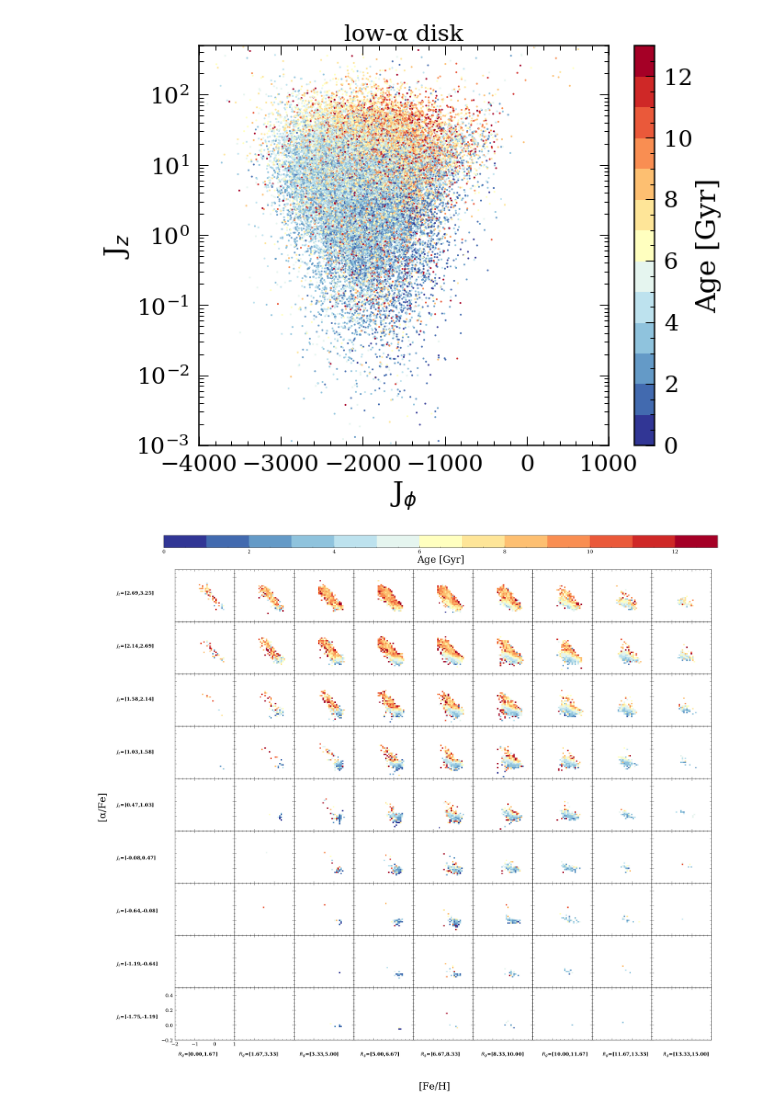
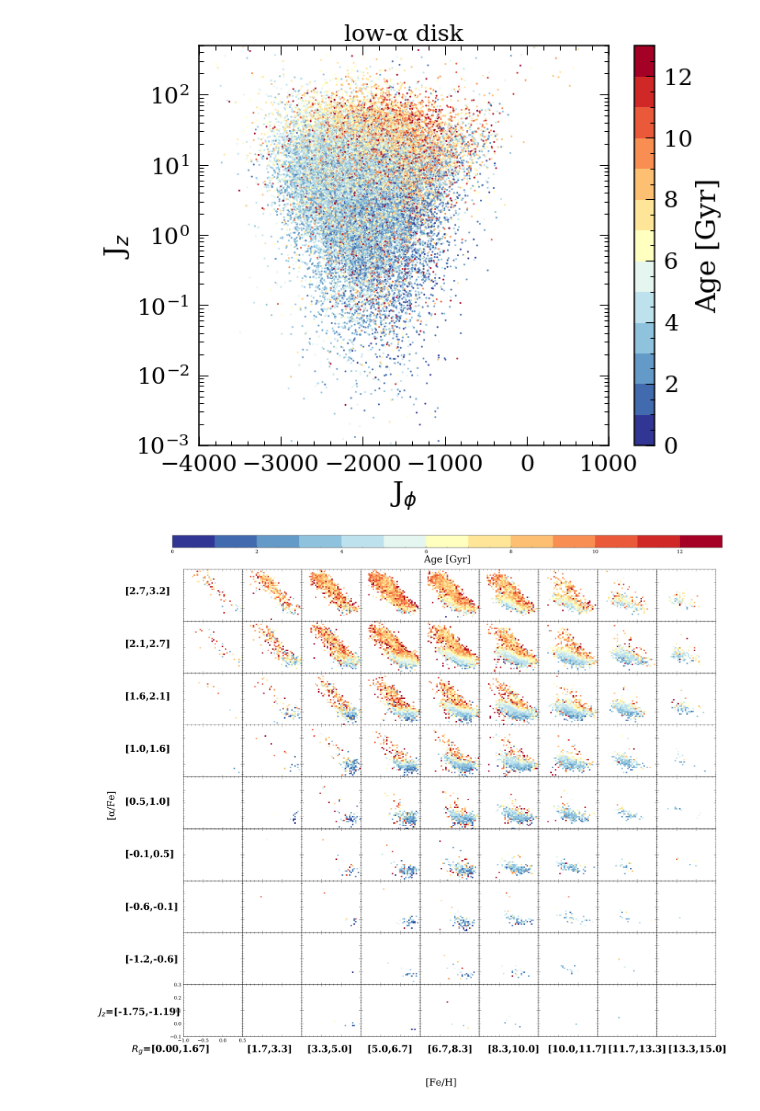
Before and after one commit to lyx12311/HighAlpha, a Jupyter notebook: Dynamics/AddingDynamics.ipynb, the cells around one changed output. Drawn from its saved outputs; the diff is of its cells as text; code cells hidden in the pictures.

```diff
--- a/Dynamics/AddingDynamics.ipynb
+++ b/Dynamics/AddingDynamics.ipynb
@@ -54,3 +54,20 @@ GC=readfits('APOGEE-globclust.fits')
 # %%
 cmage_OC=pd.merge(OC,cmage,left_on='APOGEE_ID',right_on='APOGEE_ID',how='inner')
 cmage_GC=pd.merge(GC,cmage,left_on='APOGEE_ID',right_on='APOGEE_ID',how='inner')
+# %%
+clusters=list(cmage_OC['CLUSTER'].unique())
+cluster_logage=[7.03,6.93,np.nan,7.12,7.64,7.35,7.11,7.816,10.08,9.49,9.025,9.313,8.85,8.60,
+               9.11,9.09,8.80,7.81,8.70,9.40,np.nan,9.409,np.nan,7.050,6.71,np.nan,8.36,np.nan,
+               8.125,9.20,np.nan,9.40,np.nan,np.nan,np.nan,np.nan,np.nan, np.nan, np.nan, np.nan,
+               np.nan,np.nan, np.nan,np.nan, np.nan, np.nan, np.nan,8.70, 8.640, 7.641, 7.037, 9.78, 9.0,
+               8.8, 8.618, np.nan, np.nan, 7.854,8.704, 8.131, 8.371, 9.90, 8.40,8.465, 9.20, 8.66, 9.632,
+                8.567,8.463, 7.08, 8.74, 7.727, 9.50,9.653, 6.954, 8.90, 8.60, 8.630, 8.85, 9.048, 8.99,
+                np.nan, np.nan,8.302, 9.643, 8.799, 9.174, 8.576, 8.35, 8.465, 9.050,  9.235, 8.24,np.nan,
+                9.85, 7.11, np.nan, np.nan,7.83, 9.61]
+dicts=dict(zip(clusters, cluster_logage))
+
+ages=np.zeros(len(cmage_OC))
+
+for i in range(len(cmage_OC['CLUSTER'])):
+    ages[i]=10**dicts[cmage_OC['CLUSTER'].values[i]]
+cmage_OC['CLUSTER_AGE']=ages
@@ -180,7 +227,7 @@ alpha=np.linspace(2,-3,10)
 
 #plt.figure(figsize=(len(Febin)*10-10,len(alpha)*10-10))
 
-x1,x2,y1,y2 =-2,1,-0.2,0.5
+x1,x2,y1,y2 =-1,0.5,-0.1,0.3
 lims = [x1,x2,y1,y2]
 lims = np.array(lims)
 binnum = 40
@@ -211,39 +258,46 @@ for i in range(len(alpha)-1):
 
         cmap1 = plt.cm.get_cmap('RdYlBu_r',13)
         cmap1.set_bad('white',1.)
 
         x1m,x2m,y1m,y2m = lims[0], lims[1], lims[2], lims[3]
 
         im=axarr[i,j].imshow(image.T, interpolation="nearest" ,aspect = 'auto',origin = 'lower',
                    extent = (x1m,x2m, y1m,y2m),cmap=cmap1, vmin=0,vmax=13)
 
         count=count+1
         if i!=len(alpha)-2 or j!=0:
             axarr[i,j].set_yticklabels([])
             axarr[i,j].set_xticklabels([])
 
         plt.xlim(x1m,x2m)
         plt.ylim(y1m,y2m)
 
 cb_ax = fig.add_axes([0.109, 0.915, 0.8, 0.02])
 cbar = fig.colorbar(im, cax=cb_ax,orientation = 'horizontal')
 car = cbar.set_label('Age [Gyr]',fontsize = 50,labelpad = 5)
 
 
 fig.text(0.02, 0.5, '[α/Fe]', ha='center', va='center', rotation='vertical',fontsize=50)
 fig.text(0.5, 0.05, '[Fe/H]', ha='center', va='center', rotation='horizontal',fontsize=50)
 
-for i in range(10-1):
-    fig.text(0.04, 0.16+0.085*i, '$J_z$=[%.2f,%.2f]'%(0.3-alpha[i]-0.05,0.3-alpha[i+1]-0.05), rotation='horizontal',
-             fontsize=25, fontweight='bold')
-    fig.text(0.13+0.0875*i, 0.1, '$R_g$=[%.2f,%.2f]'%(Febin[i],Febin[i+1]), rotation='horizontal',
-             fontsize=25, fontweight='bold')
+i=0
+fig.text(0, 0.16+0.085*i, '$J_z$=[%.2f,%.2f]'%(0.3-alpha[i]-0.05,0.3-alpha[i+1]-0.05), rotation='horizontal',
+             fontsize=50, fontweight='bold')
+fig.text(0.05, 0.1, '$R_g$=[%.2f,%.2f]'%(Febin[i],Febin[i+1]), rotation='horizontal',
+             fontsize=50, fontweight='bold')
+
+
+for i in range(1,10-1):
+    fig.text(0.04, 0.16+0.085*i, '[%.1f,%.1f]'%(0.3-alpha[i]-0.05,0.3-alpha[i+1]-0.05), rotation='horizontal',
+             fontsize=50, fontweight='bold')
+    fig.text(0.13+0.0875*i, 0.1, '[%.1f,%.1f]'%(Febin[i],Febin[i+1]), rotation='horizontal',
+             fontsize=50, fontweight='bold')
 
 
 
 plt.savefig('Jz_Rgplot.png')
 # %% [output]
-[figure, old version]
+[figure, new version]
 # %%
 from scipy.ndimage import gaussian_filter
 
```
Also changed, not shown: parts of 6 cells of this notebook.
